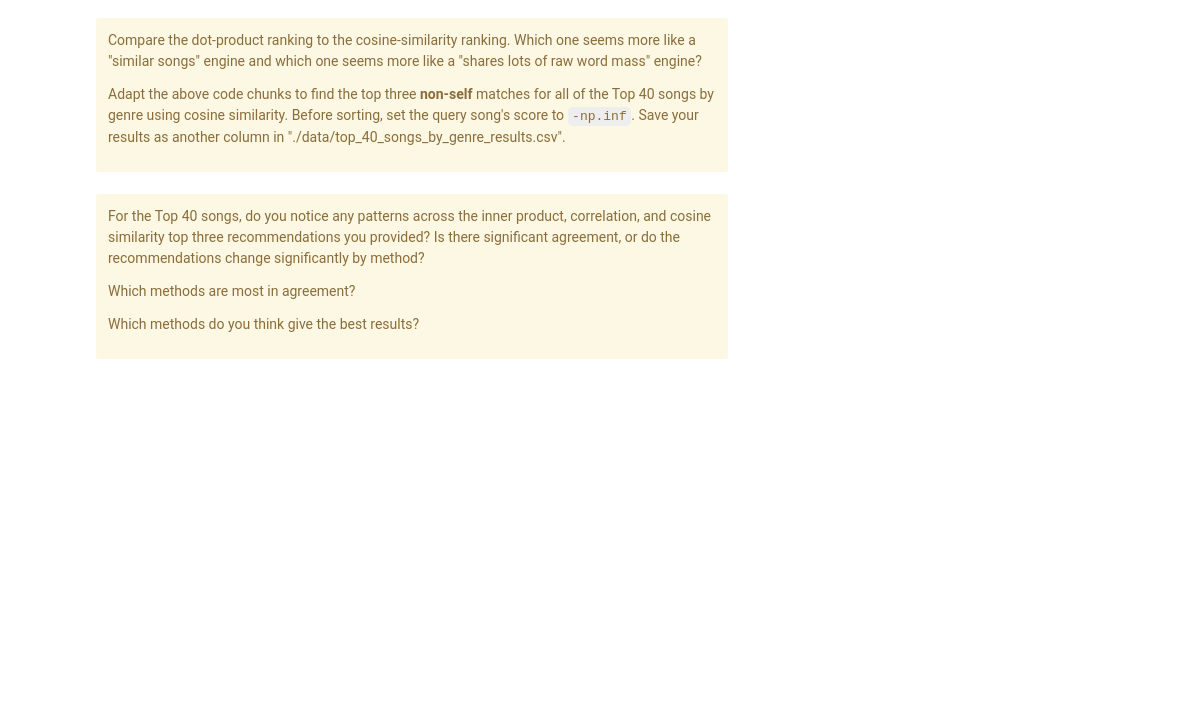
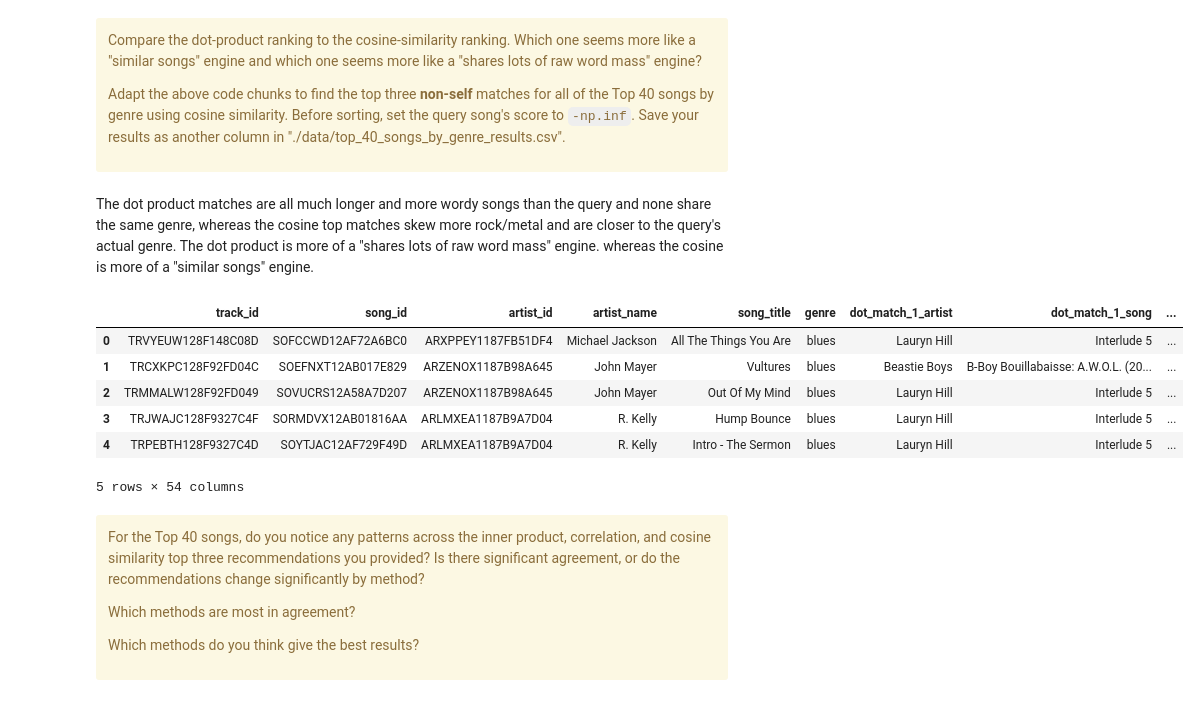
Before and after one commit to AustinB2319/uu_vectors_and_matrices, a Jupyter notebook: Thursday Lab/lab_01.ipynb, the cells around one changed output. Drawn from its saved outputs; the diff is of its cells as text; code cells hidden in the pictures; blank space fills up the shorter version.

```diff
--- a/Thursday Lab/lab_01.ipynb
+++ b/Thursday Lab/lab_01.ipynb
@@ -299,6 +428,8 @@ $$
 $$
 
 In retrieval systems, this is often a better measure of content similarity than the raw dot product.
+# %%
+query = X[query_idx]
 # %%
 def cosine_scores(matrix, query_vector):
     numerators = matrix @ query_vector
@@ -338,6 +469,46 @@ Compare the dot-product ranking to the cosine-similarity ranking. Which one seem
 Adapt the above code chunks to find the top three **non-self** matches for all of the Top 40 songs by genre using cosine similarity. Before sorting, set the query song's score to `-np.inf`. Save your results as another column in "./data/top_40_songs_by_genre_results.csv".
 
 </div>
+# %% [markdown]
+The dot product matches are all much longer and more wordy songs than the query and none share the same genre, whereas the cosine top matches skew more rock/metal and are closer to the query's actual genre. The dot product is more of a "shares lots of raw word mass" engine. whereas the cosine is more of a "similar songs" engine.
+# %%
+# Find each Top-40 song's row in `songs`/`X` by matching on track_id.
+top40_indices = songs.set_index("track_id").index.get_indexer(top_40["track_id"])
+
+# For each Top-40 song, repeat the single-query cosine-similarity logic,
+# excluding the query song itself and then taking the top three matches.
+records = []
+for idx in top40_indices:
+    query_vector = X[idx]
+    cos_scores = cosine_scores(X, query_vector)
+    cos_scores[idx] = -np.inf
+
+    top3_idx = np.argsort(cos_scores)[-3:][::-1]
+
+    record = {}
+    for rank, match_idx in enumerate(top3_idx, start=1):
+        match = songs.iloc[match_idx]
+        record[f"cosine_match_{rank}_artist"] = match["artist_name"]
+        record[f"cosine_match_{rank}_song"] = match["song_title"]
+        record[f"cosine_match_{rank}_genre"] = match["genre"]
+        record[f"cosine_match_{rank}_score"] = cos_scores[match_idx]
+    records.append(record)
+
+cosine_top40_results = pd.DataFrame(records)
+
+existing_results = pd.read_csv("./data/top_40_songs_by_genre_results.csv")
+existing_results = existing_results.drop(columns=cosine_top40_results.columns, errors="ignore")
+top40_results = pd.concat([existing_results, cosine_top40_results], axis=1)
+top40_results.to_csv("./data/top_40_songs_by_genre_results.csv", index=False)
+top40_results.head()
+# %% [output]
+|  | track_id | song_id | artist_id | artist_name | song_title | genre | dot_match_1_artist | dot_match_1_song | ... |
+| 0 | TRVYEUW128F148C08D | SOFCCWD12AF72A6BC0 | ARXPPEY1187FB51DF4 | Michael Jackson | All The Things You Are | blues | Lauryn Hill | Interlude 5 | ... |
+| 1 | TRCXKPC128F92FD04C | SOEFNXT12AB017E829 | ARZENOX1187B98A645 | John Mayer | Vultures | blues | Beastie Boys | B-Boy Bouillabaisse: A.W.O.L. (20... | ... |
+| 2 | TRMMALW128F92FD049 | SOVUCRS12A58A7D207 | ARZENOX1187B98A645 | John Mayer | Out Of My Mind | blues | Lauryn Hill | Interlude 5 | ... |
+| 3 | TRJWAJC128F9327C4F | SORMDVX12AB01816AA | ARLMXEA1187B9A7D04 | R. Kelly | Hump Bounce | blues | Lauryn Hill | Interlude 5 | ... |
+| 4 | TRPEBTH128F9327C4D | SOYTJAC12AF729F49D | ARLMXEA1187B9A7D04 | R. Kelly | Intro - The Sermon | blues | Lauryn Hill | Interlude 5 | ... |
+5 rows × 54 columns
 # %% [markdown]
 <div class="alert alert-block alert-warning">
 
```
Also changed, not shown: parts of 20 cells of this notebook, 2 other files.
